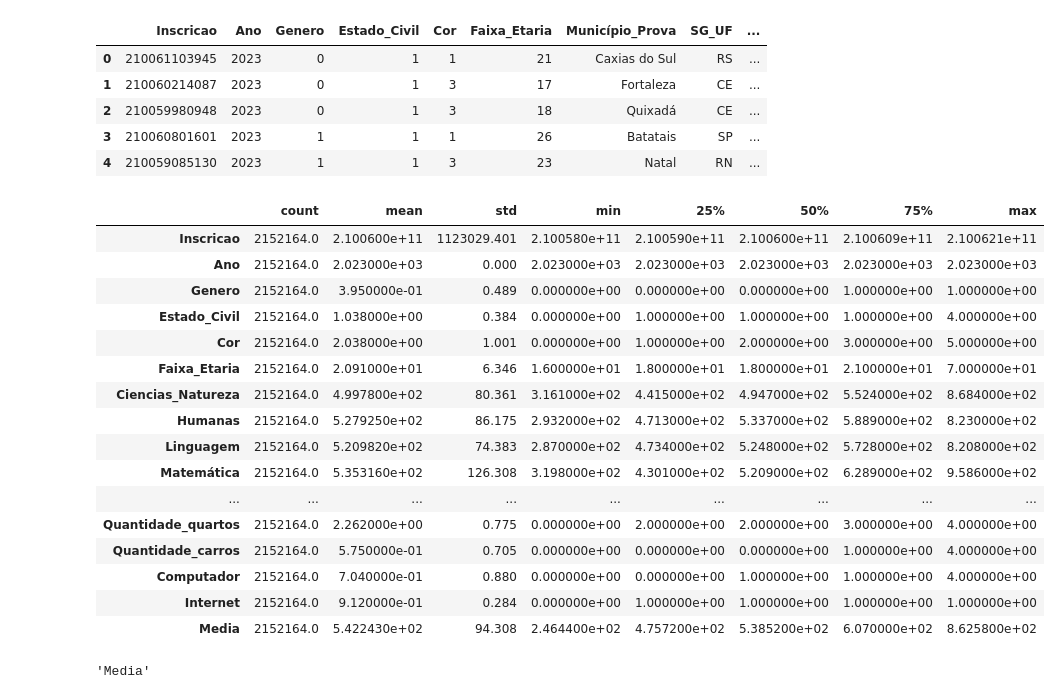
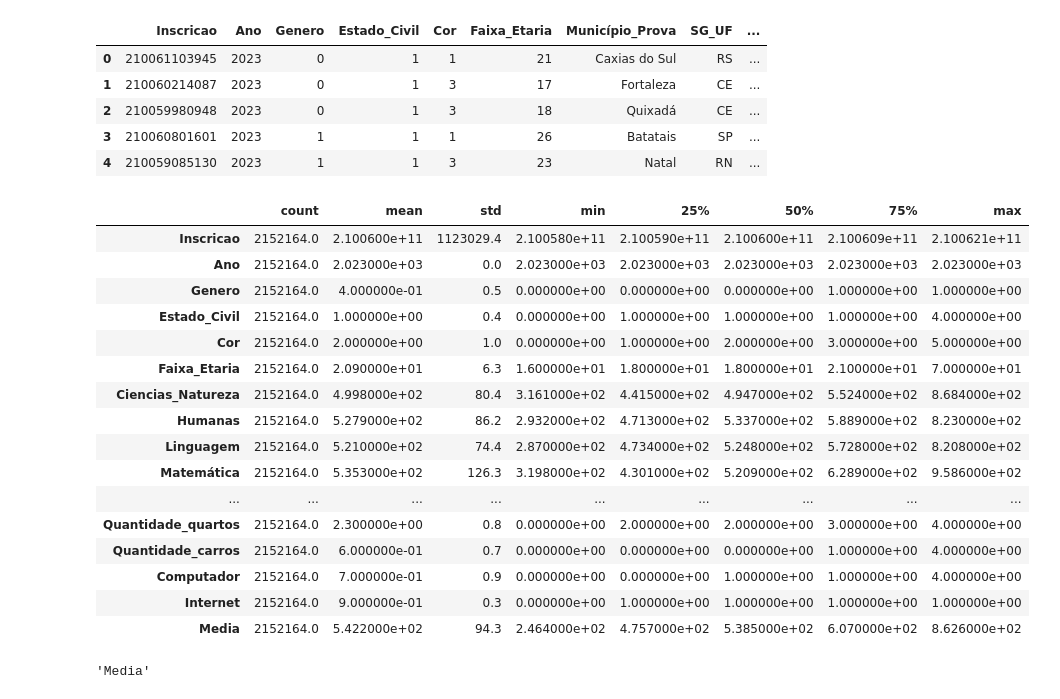
Before and after one commit to ManoelFelipe/Enem, a Jupyter notebook: ENEM_Model.ipynb, the cells around one changed output. Cells and saved outputs as stored; diff of their text form; code cells hidden in the pictures.

```diff
--- a/ENEM_Model.ipynb
+++ b/ENEM_Model.ipynb
@@ -254,25 +254,25 @@ df.head()
 | 3 | 210060801601 | 2023 | 1 | 1 | 1 | 26 | Batatais | SP | ... |
 | 4 | 210059085130 | 2023 | 1 | 1 | 3 | 23 | Natal | RN | ... |
 # %%
-df.describe().T.round(3)
+df.describe().T.round(1)
 # %% [output]
 |  | count | mean | std | min | 25% | 50% | 75% | max |
-| Inscricao | 2152164.0 | 2.100600e+11 | 1123029.401 | 2.100580e+11 | 2.100590e+11 | 2.100600e+11 | 2.100609e+11 | 2.100621e+11 |
-| Ano | 2152164.0 | 2.023000e+03 | 0.000 | 2.023000e+03 | 2.023000e+03 | 2.023000e+03 | 2.023000e+03 | 2.023000e+03 |
-| Genero | 2152164.0 | 3.950000e-01 | 0.489 | 0.000000e+00 | 0.000000e+00 | 0.000000e+00 | 1.000000e+00 | 1.000000e+00 |
-| Estado_Civil | 2152164.0 | 1.038000e+00 | 0.384 | 0.000000e+00 | 1.000000e+00 | 1.000000e+00 | 1.000000e+00 | 4.000000e+00 |
-| Cor | 2152164.0 | 2.038000e+00 | 1.001 | 0.000000e+00 | 1.000000e+00 | 2.000000e+00 | 3.000000e+00 | 5.000000e+00 |
-| Faixa_Etaria | 2152164.0 | 2.091000e+01 | 6.346 | 1.600000e+01 | 1.800000e+01 | 1.800000e+01 | 2.100000e+01 | 7.000000e+01 |
-| Ciencias_Natureza | 2152164.0 | 4.997800e+02 | 80.361 | 3.161000e+02 | 4.415000e+02 | 4.947000e+02 | 5.524000e+02 | 8.684000e+02 |
-| Humanas | 2152164.0 | 5.279250e+02 | 86.175 | 2.932000e+02 | 4.713000e+02 | 5.337000e+02 | 5.889000e+02 | 8.230000e+02 |
-| Linguagem | 2152164.0 | 5.209820e+02 | 74.383 | 2.870000e+02 | 4.734000e+02 | 5.248000e+02 | 5.728000e+02 | 8.208000e+02 |
-| Matemática | 2152164.0 | 5.353160e+02 | 126.308 | 3.198000e+02 | 4.301000e+02 | 5.209000e+02 | 6.289000e+02 | 9.586000e+02 |
+| Inscricao | 2152164.0 | 2.100600e+11 | 1123029.4 | 2.100580e+11 | 2.100590e+11 | 2.100600e+11 | 2.100609e+11 | 2.100621e+11 |
+| Ano | 2152164.0 | 2.023000e+03 | 0.0 | 2.023000e+03 | 2.023000e+03 | 2.023000e+03 | 2.023000e+03 | 2.023000e+03 |
+| Genero | 2152164.0 | 4.000000e-01 | 0.5 | 0.000000e+00 | 0.000000e+00 | 0.000000e+00 | 1.000000e+00 | 1.000000e+00 |
+| Estado_Civil | 2152164.0 | 1.000000e+00 | 0.4 | 0.000000e+00 | 1.000000e+00 | 1.000000e+00 | 1.000000e+00 | 4.000000e+00 |
+| Cor | 2152164.0 | 2.000000e+00 | 1.0 | 0.000000e+00 | 1.000000e+00 | 2.000000e+00 | 3.000000e+00 | 5.000000e+00 |
+| Faixa_Etaria | 2152164.0 | 2.090000e+01 | 6.3 | 1.600000e+01 | 1.800000e+01 | 1.800000e+01 | 2.100000e+01 | 7.000000e+01 |
+| Ciencias_Natureza | 2152164.0 | 4.998000e+02 | 80.4 | 3.161000e+02 | 4.415000e+02 | 4.947000e+02 | 5.524000e+02 | 8.684000e+02 |
+| Humanas | 2152164.0 | 5.279000e+02 | 86.2 | 2.932000e+02 | 4.713000e+02 | 5.337000e+02 | 5.889000e+02 | 8.230000e+02 |
+| Linguagem | 2152164.0 | 5.210000e+02 | 74.4 | 2.870000e+02 | 4.734000e+02 | 5.248000e+02 | 5.728000e+02 | 8.208000e+02 |
+| Matemática | 2152164.0 | 5.353000e+02 | 126.3 | 3.198000e+02 | 4.301000e+02 | 5.209000e+02 | 6.289000e+02 | 9.586000e+02 |
 | ... | ... | ... | ... | ... | ... | ... | ... | ... |
-| Quantidade_quartos | 2152164.0 | 2.262000e+00 | 0.775 | 0.000000e+00 | 2.000000e+00 | 2.000000e+00 | 3.000000e+00 | 4.000000e+00 |
-| Quantidade_carros | 2152164.0 | 5.750000e-01 | 0.705 | 0.000000e+00 | 0.000000e+00 | 0.000000e+00 | 1.000000e+00 | 4.000000e+00 |
-| Computador | 2152164.0 | 7.040000e-01 | 0.880 | 0.000000e+00 | 0.000000e+00 | 1.000000e+00 | 1.000000e+00 | 4.000000e+00 |
-| Internet | 2152164.0 | 9.120000e-01 | 0.284 | 0.000000e+00 | 1.000000e+00 | 1.000000e+00 | 1.000000e+00 | 1.000000e+00 |
-| Media | 2152164.0 | 5.422430e+02 | 94.308 | 2.464400e+02 | 4.757200e+02 | 5.385200e+02 | 6.070000e+02 | 8.625800e+02 |
+| Quantidade_quartos | 2152164.0 | 2.300000e+00 | 0.8 | 0.000000e+00 | 2.000000e+00 | 2.000000e+00 | 3.000000e+00 | 4.000000e+00 |
+| Quantidade_carros | 2152164.0 | 6.000000e-01 | 0.7 | 0.000000e+00 | 0.000000e+00 | 0.000000e+00 | 1.000000e+00 | 4.000000e+00 |
+| Computador | 2152164.0 | 7.000000e-01 | 0.9 | 0.000000e+00 | 0.000000e+00 | 1.000000e+00 | 1.000000e+00 | 4.000000e+00 |
+| Internet | 2152164.0 | 9.000000e-01 | 0.3 | 0.000000e+00 | 1.000000e+00 | 1.000000e+00 | 1.000000e+00 | 1.000000e+00 |
+| Media | 2152164.0 | 5.422000e+02 | 94.3 | 2.464000e+02 | 4.757000e+02 | 5.385000e+02 | 6.070000e+02 | 8.626000e+02 |
 # %%
 df.columns.to_list()[-1]
 # %% [output]
```
Also changed, not shown: 1 other file.
